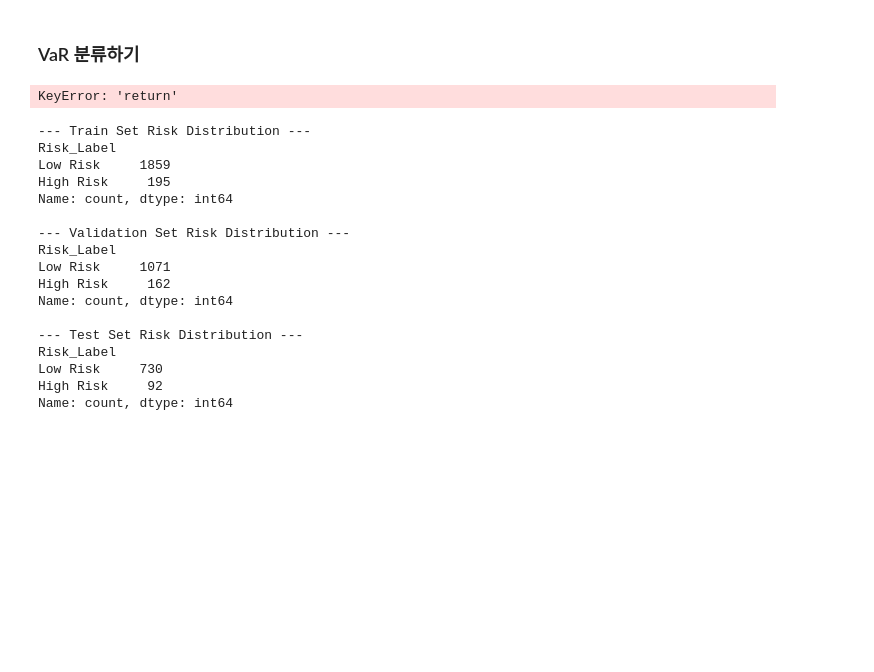
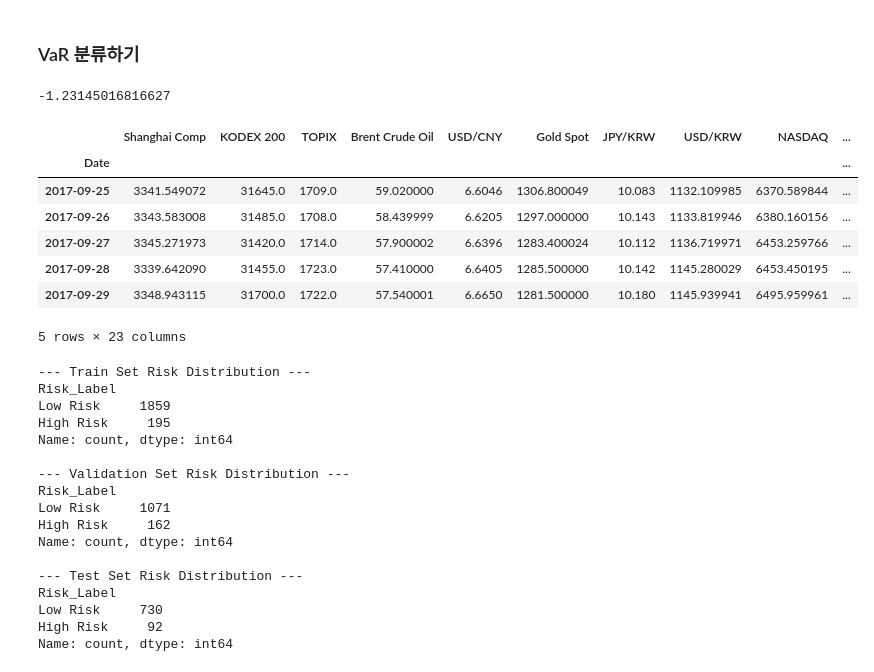
Before and after one commit to Dooman-cloud/TS-RL---, a Jupyter notebook: notebooks/experiments/GJR-GARCH,1-step.ipynb, the cells around one changed output. Cells and saved outputs as stored; diff of their text form; code cells hidden in the pictures; blank space fills up the shorter version.

```diff
--- a/notebooks/experiments/GJR-GARCH,1-step.ipynb
+++ b/notebooks/experiments/GJR-GARCH,1-step.ipynb
@@ -786,10 +784,21 @@ val_data = data_2009_gjr.iloc[train_end:val_end]
 test_data = data_2009_gjr.iloc[val_end:]
 # %%
 #train set에서 VaR보다 작은 값중에 가장 큰 것을 threshold로 설정
-threshold =train_data[train_data['return'] <train_data['GJR_VaR_5_t1']]['return'].max()
+threshold =train_data[train_data['return(%)'] <train_data['GJR_VaR_5_t1']]['return(%)'].max()
 threshold
 # %% [output]
-KeyError: 'return'
+-1.23145016816627
+# %%
+train_data.tail()
+# %% [output]
+|  | Shanghai Comp | KODEX 200 | TOPIX | Brent Crude Oil | USD/CNY | Gold Spot | JPY/KRW | USD/KRW | NASDAQ | ... |
+| Date |  |  |  |  |  |  |  |  |  | ... |
+| 2017-09-25 | 3341.549072 | 31645.0 | 1709.0 | 59.020000 | 6.6046 | 1306.800049 | 10.083 | 1132.109985 | 6370.589844 | ... |
+| 2017-09-26 | 3343.583008 | 31485.0 | 1708.0 | 58.439999 | 6.6205 | 1297.000000 | 10.143 | 1133.819946 | 6380.160156 | ... |
+| 2017-09-27 | 3345.271973 | 31420.0 | 1714.0 | 57.900002 | 6.6396 | 1283.400024 | 10.112 | 1136.719971 | 6453.259766 | ... |
+| 2017-09-28 | 3339.642090 | 31455.0 | 1723.0 | 57.410000 | 6.6405 | 1285.500000 | 10.142 | 1145.280029 | 6453.450195 | ... |
+| 2017-09-29 | 3348.943115 | 31700.0 | 1722.0 | 57.540001 | 6.6650 | 1281.500000 | 10.180 | 1145.939941 | 6495.959961 | ... |
+5 rows × 23 columns
 # %%
 #전체 데이터인 data_2009_gjr에서 threshold를 사용하여 high risk / low risk 구분
 data_2009_gjr['Risk_Label'] = np.where(data_2009_gjr['return(%)'] < threshold, 'High Risk', 'Low Risk')
```
Also changed, not shown: parts of 10 cells of this notebook.
